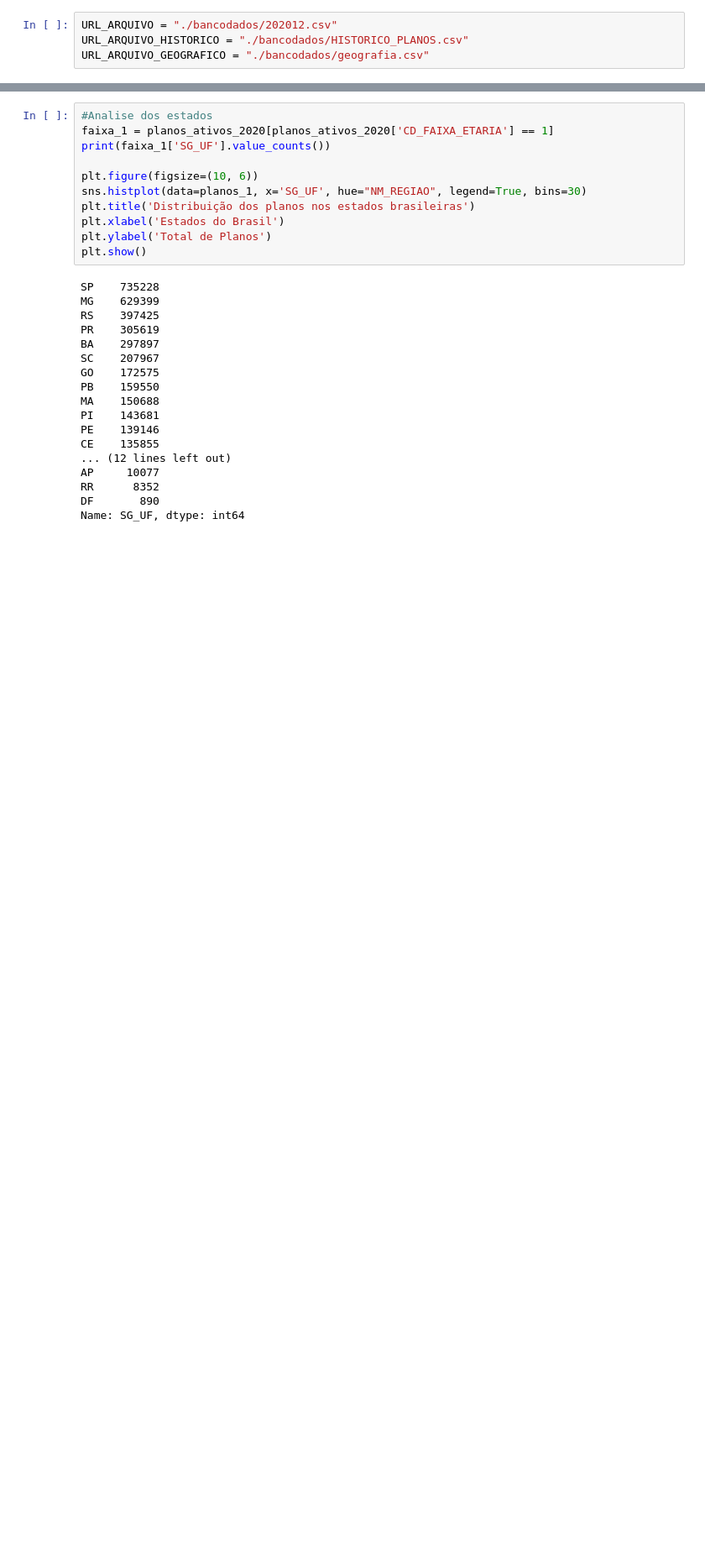
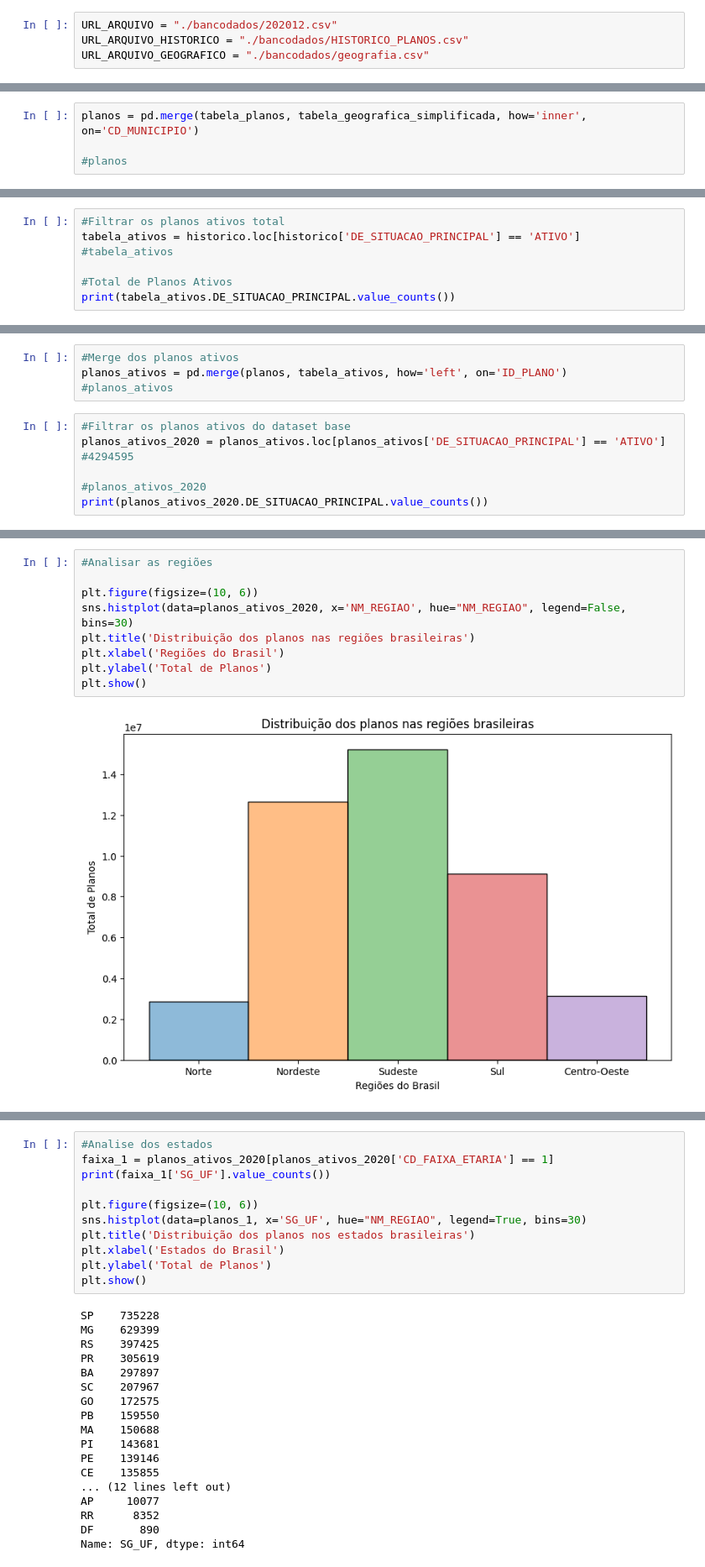
Before and after one commit to MaMBassi/TopicosEspeciaisII, a Jupyter notebook: analise_estatistica_plano_saude_2020.ipynb, the cells around one changed output, grey strips where cells are left out. Shown: that part at 84% size. Drawn from its saved outputs; the diff is of its cells as text; blank space fills up the shorter version.

```diff
--- a/analise_estatistica_plano_saude_2020.ipynb
+++ b/analise_estatistica_plano_saude_2020.ipynb
@@ -341,0 +104,4 @@ sns.relplot(
+# %%
+planos = pd.merge(tabela_planos, tabela_geografica_simplificada, how='inner', on='CD_MUNICIPIO')
+
+#planos
@@ -341,0 +220,7 @@ sns.relplot(
+# %%
+#Filtrar os planos ativos total
+tabela_ativos = historico.loc[historico['DE_SITUACAO_PRINCIPAL'] == 'ATIVO']
+#tabela_ativos
+
+#Total de Planos Ativos
+print(tabela_ativos.DE_SITUACAO_PRINCIPAL.value_counts())
@@ -341,0 +230,10 @@ sns.relplot(
+# %%
+#Merge dos planos ativos
+planos_ativos = pd.merge(planos, tabela_ativos, how='left', on='ID_PLANO')
+#planos_ativos
+# %%
+#Filtrar os planos ativos do dataset base
+planos_ativos_2020 = planos_ativos.loc[planos_ativos['DE_SITUACAO_PRINCIPAL'] == 'ATIVO'] #4294595
+
+#planos_ativos_2020
+print(planos_ativos_2020.DE_SITUACAO_PRINCIPAL.value_counts())
@@ -341,0 +398,11 @@ sns.relplot(
+# %%
+#Analisar as regiões
+
+plt.figure(figsize=(10, 6))
+sns.histplot(data=planos_ativos_2020, x='NM_REGIAO', hue="NM_REGIAO", legend=False, bins=30)
+plt.title('Distribuição dos planos nas regiões brasileiras')
+plt.xlabel('Regiões do Brasil')
+plt.ylabel('Total de Planos')
+plt.show()
+# %% [output]
+[figure, added]
```
Also changed, not shown: parts of 61 cells of this notebook.
